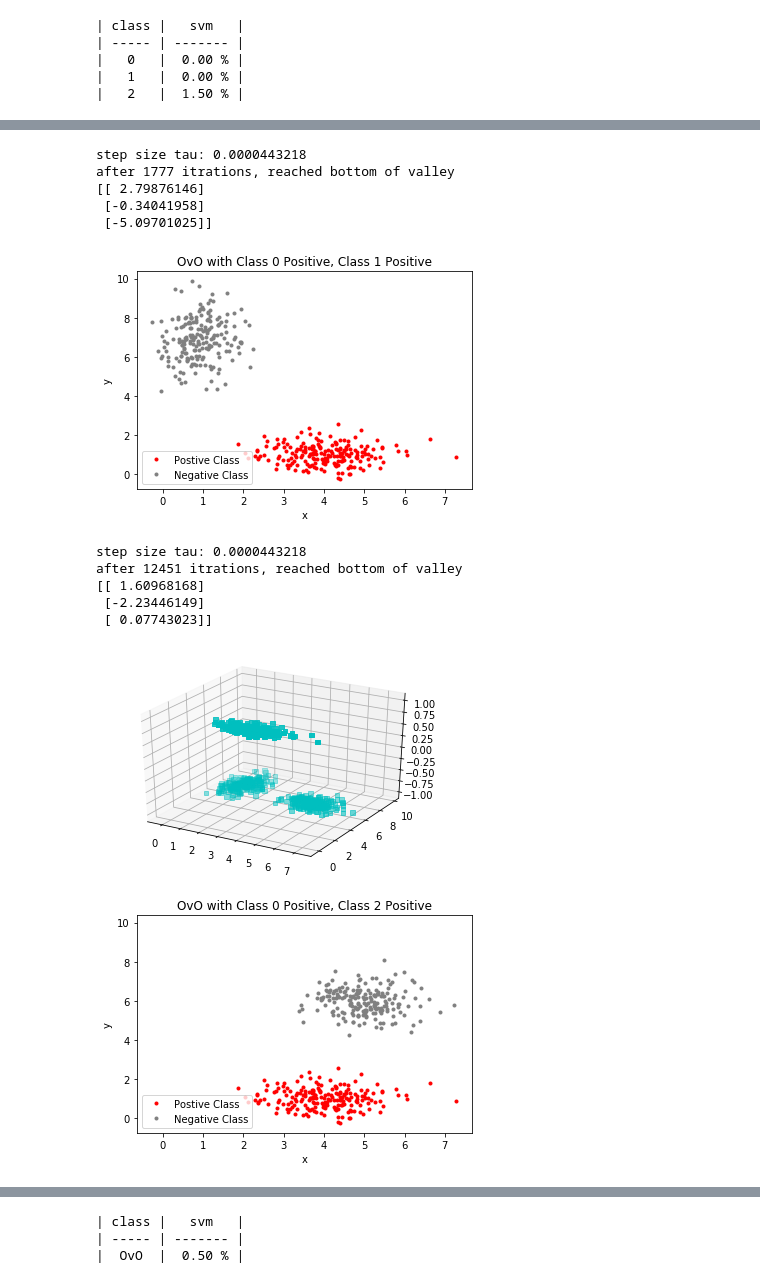
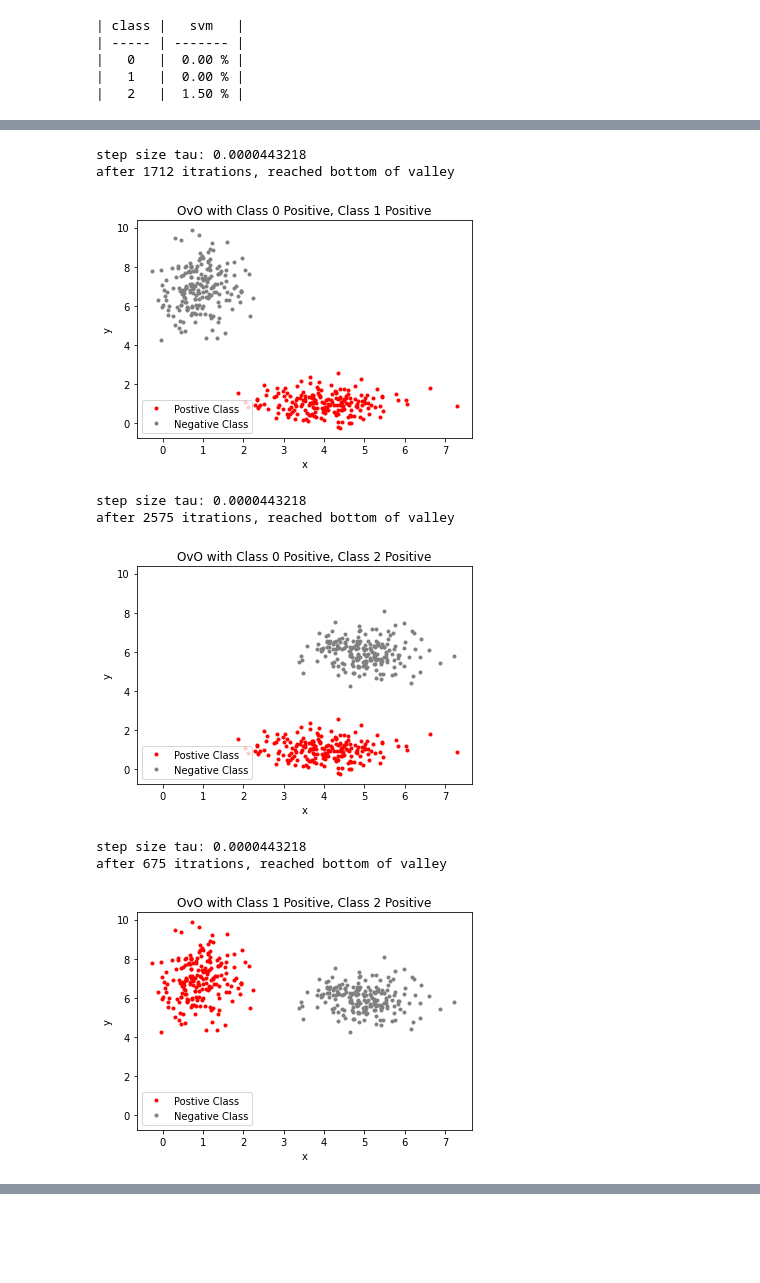
Before and after one commit to apletta/hand-detection, a Jupyter notebook: src/simpleAssingment.ipynb, the cells around one changed output, grey strips where cells are left out. Saved outputs shown, nothing was run; the diff lists cells and outputs as text; code cells hidden in the pictures; blank space fills up the shorter version.

```diff
--- a/src/simpleAssingment.ipynb
+++ b/src/simpleAssingment.ipynb
@@ -197,7 +197,7 @@ data_testing = np.hstack((np.transpose(np.vstack((x_testing,y_testing))), np.one
 # Visualize the test data
 for j in range(3):
     plt.plot(xpts[j == labels],ypts[j==labels],'.', color = colors[j], label = 'Class %s'%j)
-    plt.plot(x_testing[j == labels_testing],y_testing[j==labels_testing],styles[j], color = 'fuchsia', label = 'Class %s testing'%j)
+    plt.plot(x_testing[j == known_labels_testing],y_testing[j==known_labels_testing],styles[j], color = 'fuchsia', label = 'Class %s testing'%j)
 plt.xlabel('x')
 plt.ylabel('y')
 plt.title('Sample 2 feature input with 3 classes')
@@ -269,7 +269,7 @@ for i in range(len(classes)):
                 if(last_loss < loss):
                     print("step size tau: {:0.10f}".format(tau))
                     print("after %d itrations, reached bottom of valley" %iterations)
-                    print(w_k)
+                    #print(w_k)
                     descent_done = True
                 w_tilda = np.copy(w_k)
                 w_tilda[-1] = 0
@@ -281,90 +281,42 @@ for i in range(len(classes)):
             weights_classes.append(w_k.reshape(len(w_k))) # svm
 
             # Graph
             fig = plt.figure()
             plt.plot(X[(i!=b),0],X[(i!=b),1],'.', color = 'w')
             plt.plot(X[(i==b),0],X[(i==b),1],'.', color = 'r', label = 'Postive Class')
             plt.plot(X[(j==b),0],X[(j==b),1],'.', color = 'grey', label = 'Negative Class')
 
             plt.xlabel('x')
             plt.ylabel('y')
             plt.title('OvO with Class %s Positive, Class %d Positive'%(i,j))
             plt.legend(loc='lower left')
             plt.show()
 
             # Add svm plot
             #space = 2
             #db_range = np.linspace(db,db,num=space)
             #db_range_pos1 = np.linspace(db_pos1,db_pos1)
             #db_range_neg1 = np.linspace(db_neg1,db_neg1,num=space)
             x_range = np.linspace(0,8,num =50)
             y_range = np.linspace(0,10,num =50)
             const_range = np.ones(50)
             plot_range =  np.transpose(np.vstack((np.vstack((x_range,y_range)), const_range)))
 
             #
-            fig = plt.figure()
-            ax = fig.add_subplot(111, projection='3d')
-            hehe = np.append(np.ones(200),-np.ones(400))
-            ax.scatter(X[:,0],X[:,1],hehe, c='c', marker='s')
-            plt.show
+            #fig = plt.figure()
+            #ax = fig.add_subplot(111, projection='3d')
+            #hehe = np.append(np.ones(200),-np.ones(400))
+            #ax.scatter(X[:,0],X[:,1],hehe, c='c', marker='s')
+            #plt.show
 
 #print(weights_classes)
-
-# test svm against known training data
-header = ["class", "  svm  "]
-data = []
-count_class = np.zeros((3))
-b_test_svm = []
-
-c1 = 0
-c2 = 1
-num_wrong = 0
-for x in X_svm:
-    count_class = [0,0,0]
-    for w in range(len(weights_classes)):
-        b_hat_svm = x@weights_classes[w]
-        #print(c1,c2)
-        #print(b_hat_svm)
-        if b_hat_svm > 0:
-            count_class[c1] = count_class[c1] + 1
-        elif b_hat_svm < 0:
-            count_class[c2] = count_class[c2] + 1
-        if c2<len(classes) - 1:
-            c2 = c2 + 1
-        else:
-            c1 = c1 + 1
-            c2 = c1 + 1
-
-
-#print(count_class)
-    c1 = 0
-    c2 = 1
-    b_test_svm.append(classes[np.argmax(count_class)])
-#print(b_test_svm)
-#print(b_classes)
-
-for m in range(len(b_test_svm)):
-    if np.sign(b_classes[m][b_test_svm[m]]) == -1:
-        num_wrong = num_wrong+1
-# find percent incorrect
-#num_incorrect_svm = np.sum(np.sign(b_test_svm[:,w]) != b_classes[:,w])
-percent_incorrect_svm = num_wrong/len(b)*100
-
-data.append(["OvO","{:0.2f} %".format(percent_incorrect_svm)])
-
-printTable(header,data)
 # %% [output]
 step size tau: 0.0000443218
-after 1777 itrations, reached bottom of valley
-[[ 2.79876146]
- [-0.34041958]
- [-5.09701025]]
+after 1712 itrations, reached bottom of valley
-[figure, old version]
+[figure, new version]
 step size tau: 0.0000443218
-after 12451 itrations, reached bottom of valley
-[[ 1.60968168]
- [-2.23446149]
- [ 0.07743023]]
+after 2575 itrations, reached bottom of valley
-[figure, old version]
+[figure, new version]
+step size tau: 0.0000443218
+after 675 itrations, reached bottom of valley
-[figure, old version]
+[figure, new version]
@@ -378,3 +322,0 @@ after 1339 itrations, reached bottom of valley
-| class |   svm   |
-| ----- | ------- |
-|  OvO  |  0.50 % |
```
Also changed, not shown: parts of 6 cells of this notebook.
